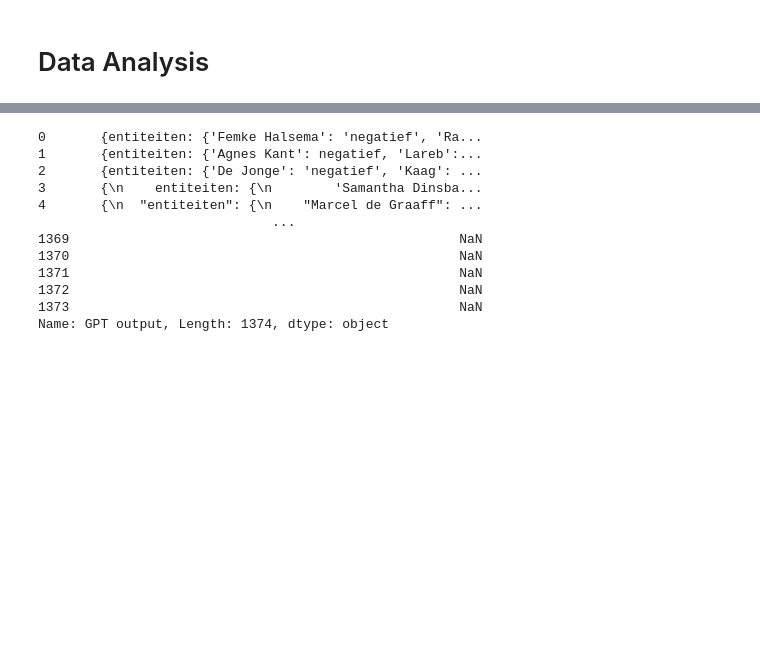
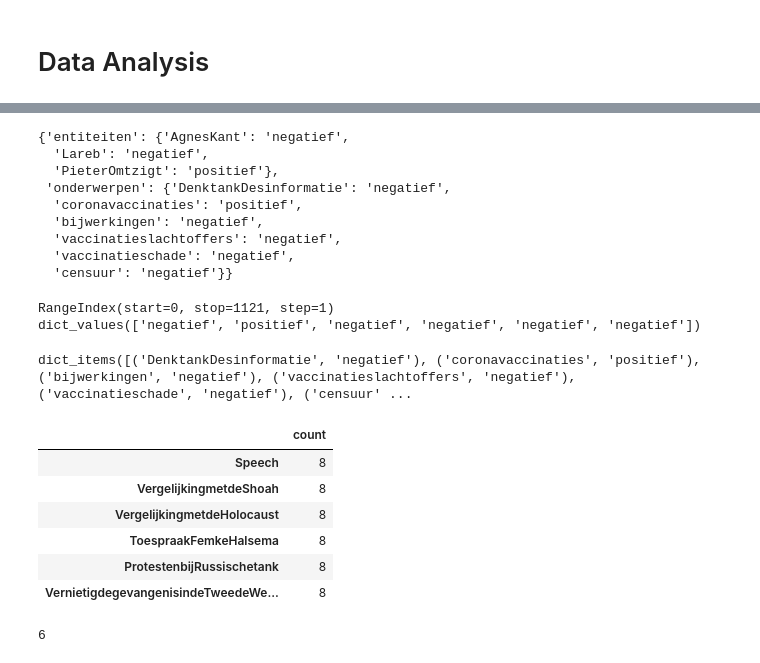
Before and after one commit to CeesMaessen/WappieCrawler, a Jupyter notebook: df_inspection.ipynb, the cells around one changed output, grey strips where cells are left out. Drawn from its saved outputs; the diff is of its cells as text; code cells hidden in the pictures; blank space fills up the shorter version.

```diff
--- a/df_inspection.ipynb
+++ b/df_inspection.ipynb
@@ -285,16 +327,63 @@ Sleeping 16 sec at attempt 3 for row 1373.
 # %%
-df = pd.read_csv('Final_results.csv')
-df['GPT output']
+df['GPT output'][1]
 # %% [output]
-0       {entiteiten: {'Femke Halsema': 'negatief', 'Ra...
-1       {entiteiten: {'Agnes Kant': negatief, 'Lareb':...
-2       {entiteiten: {'De Jonge': 'negatief', 'Kaag': ...
-3       {\n    entiteiten: {\n        'Samantha Dinsba...
-4       {\n  "entiteiten": {\n    "Marcel de Graaff": ...
-                              ...
-1369                                                  NaN
-1370                                                  NaN
-1371                                                  NaN
-1372                                                  NaN
-1373                                                  NaN
-Name: GPT output, Length: 1374, dtype: object
+{'entiteiten': {'AgnesKant': 'negatief',
+  'Lareb': 'negatief',
+  'PieterOmtzigt': 'positief'},
+ 'onderwerpen': {'DenktankDesinformatie': 'negatief',
+  'coronavaccinaties': 'positief',
+  'bijwerkingen': 'negatief',
+  'vaccinatieslachtoffers': 'negatief',
+  'vaccinatieschade': 'negatief',
+  'censuur': 'negatief'}}
+# %%
+print(df['GPT output'].keys())
+print(df['GPT output'][1].get('onderwerpen').values())
+# %% [output]
+RangeIndex(start=0, stop=1121, step=1)
+dict_values(['negatief', 'positief', 'negatief', 'negatief', 'negatief', 'negatief'])
+# %%
+print(df['GPT output'][1].get('onderwerpen').items())
+# %% [output]
+dict_items([('DenktankDesinformatie', 'negatief'), ('coronavaccinaties', 'positief'), ('bijwerkingen', 'negatief'), ('vaccinatieslachtoffers', 'negatief'), ('vaccinatieschade', 'negatief'), ('censuur' ...
+# %%
+def dataframe_tags(tag_dict):
+    tag_overview = dict()
+    for tag, sentiment in tag_dict.items():
+        tag_overview[tag] = len(docs)
+    tag_overview = pd.Series(tag_overview).sort_values(ascending=False)
+    return pd.DataFrame(tag_overview, columns=['count'])
+
+# df_all_subject_counts = pd.DataFrame()
+# df_all_entity_counts = pd.DataFrame()
+#
+# for index, dictionary in enumerate(df['GPT output']):
+#     if df['GPT output'][index].get('onderwerpen') is not None:
+#         temp_df = dataframe_tags(df['GPT output'][index].get('onderwerpen'))
+#         df_all_subject_counts = pd.concat([df_all_subject_counts, temp_df])
+#     if df['GPT output'][index].get('entiteiten') is not None:
+#         temp_df = dataframe_tags(df['GPT output'][index].get('entiteiten'))
+#         df_all_entity_counts = pd.concat([df_all_entity_counts, temp_df])
+#
+# dataframe_tags(df['GPT output'][0].get('onderwerpen'))
+# df_all_subject_counts['Percent of docs'] = (df_all_subject_counts['count'] / len(df['GPT output'])) * 100
+# dft = df_all_subject_counts[:10]
+#
+# plt.figure(figsize=(15,10))
+# plt.title('Top 10 tags', fontsize=20, fontweight='bold', pad=20)
+# plt.xlabel('Tag', labelpad=15)
+# plt.ylabel('Documents in dataset labeled with tag (%)', labelpad=15)
+# plt.xticks(rotation=45)
+# plt.bar(dft.index, dft['Percent of docs'], color='green')
+# %% [output]
+|  | count |
+| Speech | 8 |
+| VergelijkingmetdeShoah | 8 |
+| VergelijkingmetdeHolocaust | 8 |
+| ToespraakFemkeHalsema | 8 |
+| ProtestenbijRussischetank | 8 |
+| VernietigdegevangenisindeTweedeWe... | 8 |
+# %%
+len(df['GPT output'][0].get('entiteiten').keys())
+# %% [output]
+6
```
Also changed, not shown: parts of 3 cells of this notebook, 2 other files.
